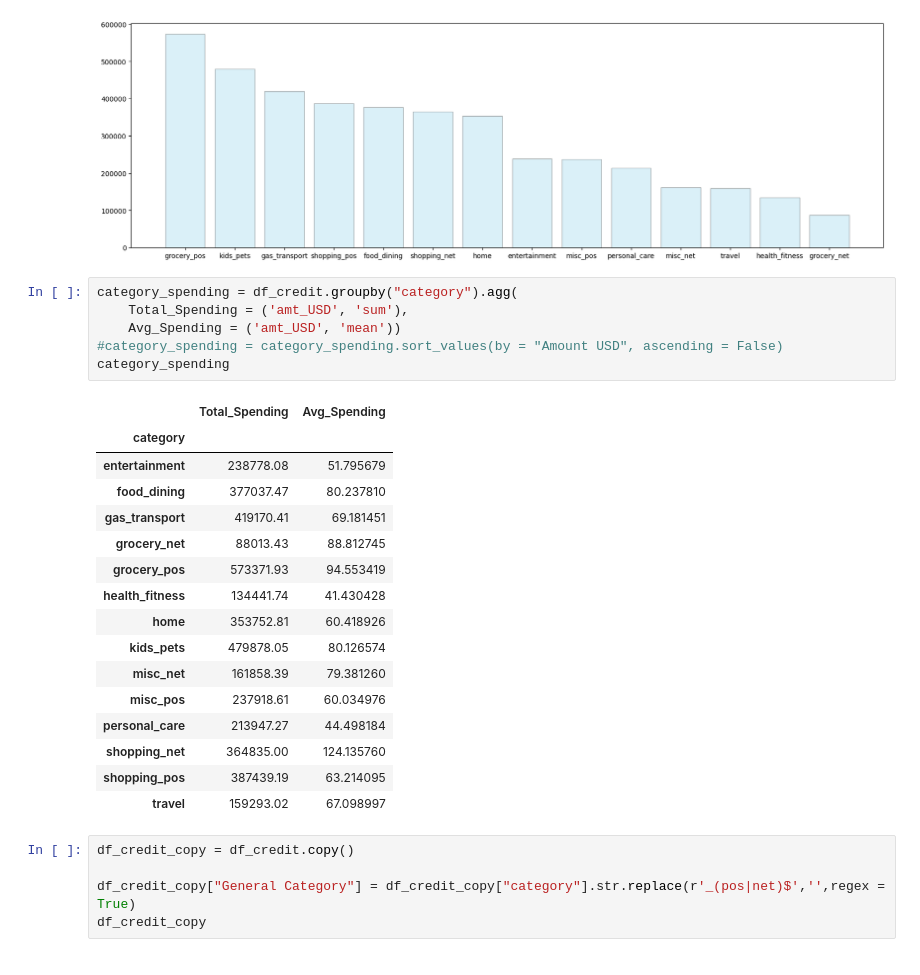
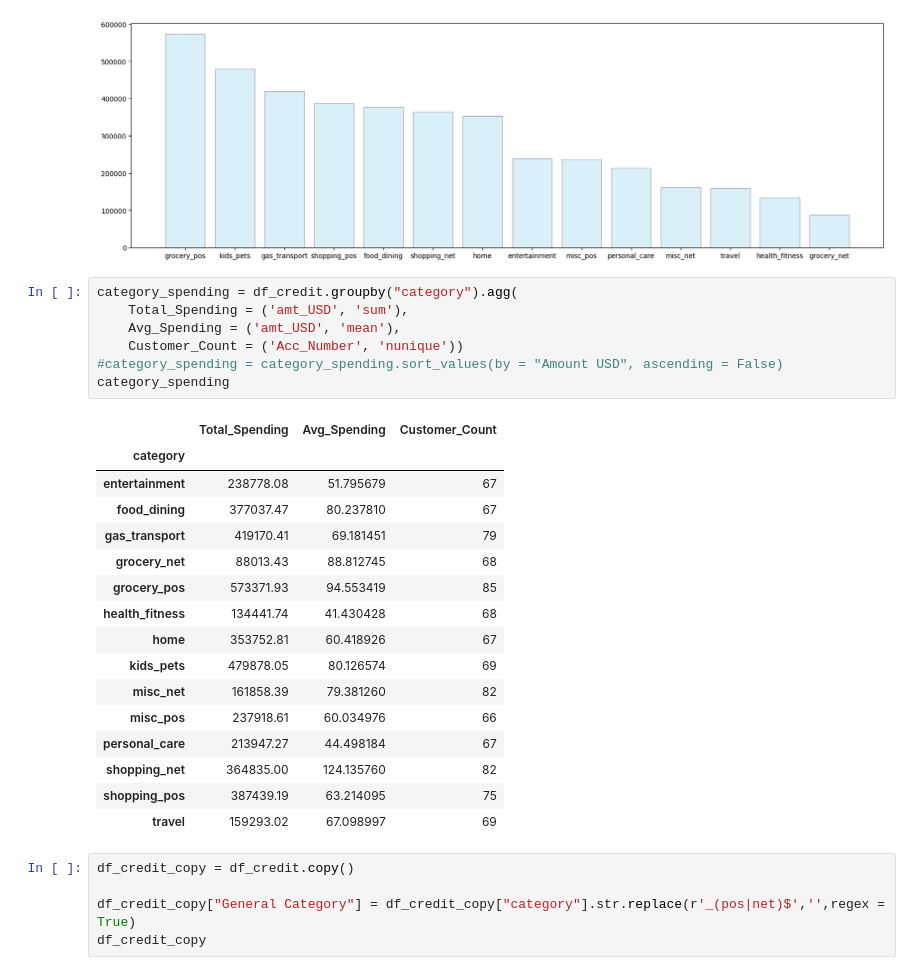
Before and after one commit to vespeci/Project-1-credit-card, a Jupyter notebook: Notebooks/Credit-Card-Analysis.ipynb, the cells around one changed output. Saved outputs shown, nothing was run; the diff lists cells and outputs as text.

```diff
--- a/Notebooks/Credit-Card-Analysis.ipynb
+++ b/Notebooks/Credit-Card-Analysis.ipynb
@@ -692,26 +692,27 @@ plt.bar(category_spending["category"], category_spending["Amount USD"], color =
 # %%
 category_spending = df_credit.groupby("category").agg(
     Total_Spending = ('amt_USD', 'sum'),
-    Avg_Spending = ('amt_USD', 'mean'))
+    Avg_Spending = ('amt_USD', 'mean'),
+    Customer_Count = ('Acc_Number', 'nunique'))
 #category_spending = category_spending.sort_values(by = "Amount USD", ascending = False)
 category_spending
 # %% [output]
-|  | Total_Spending | Avg_Spending |
-| category |  |  |
-| entertainment | 238778.08 | 51.795679 |
-| food_dining | 377037.47 | 80.237810 |
-| gas_transport | 419170.41 | 69.181451 |
-| grocery_net | 88013.43 | 88.812745 |
-| grocery_pos | 573371.93 | 94.553419 |
-| health_fitness | 134441.74 | 41.430428 |
-| home | 353752.81 | 60.418926 |
-| kids_pets | 479878.05 | 80.126574 |
-| misc_net | 161858.39 | 79.381260 |
-| misc_pos | 237918.61 | 60.034976 |
-| personal_care | 213947.27 | 44.498184 |
-| shopping_net | 364835.00 | 124.135760 |
-| shopping_pos | 387439.19 | 63.214095 |
-| travel | 159293.02 | 67.098997 |
+|  | Total_Spending | Avg_Spending | Customer_Count |
+| category |  |  |  |
+| entertainment | 238778.08 | 51.795679 | 67 |
+| food_dining | 377037.47 | 80.237810 | 67 |
+| gas_transport | 419170.41 | 69.181451 | 79 |
+| grocery_net | 88013.43 | 88.812745 | 68 |
+| grocery_pos | 573371.93 | 94.553419 | 85 |
+| health_fitness | 134441.74 | 41.430428 | 68 |
+| home | 353752.81 | 60.418926 | 67 |
+| kids_pets | 479878.05 | 80.126574 | 69 |
+| misc_net | 161858.39 | 79.381260 | 82 |
+| misc_pos | 237918.61 | 60.034976 | 66 |
+| personal_care | 213947.27 | 44.498184 | 67 |
+| shopping_net | 364835.00 | 124.135760 | 82 |
+| shopping_pos | 387439.19 | 63.214095 | 75 |
+| travel | 159293.02 | 67.098997 | 69 |
 # %%
 df_credit_copy = df_credit.copy()
 
```
Also changed, not shown: parts of 3 cells of this notebook.
